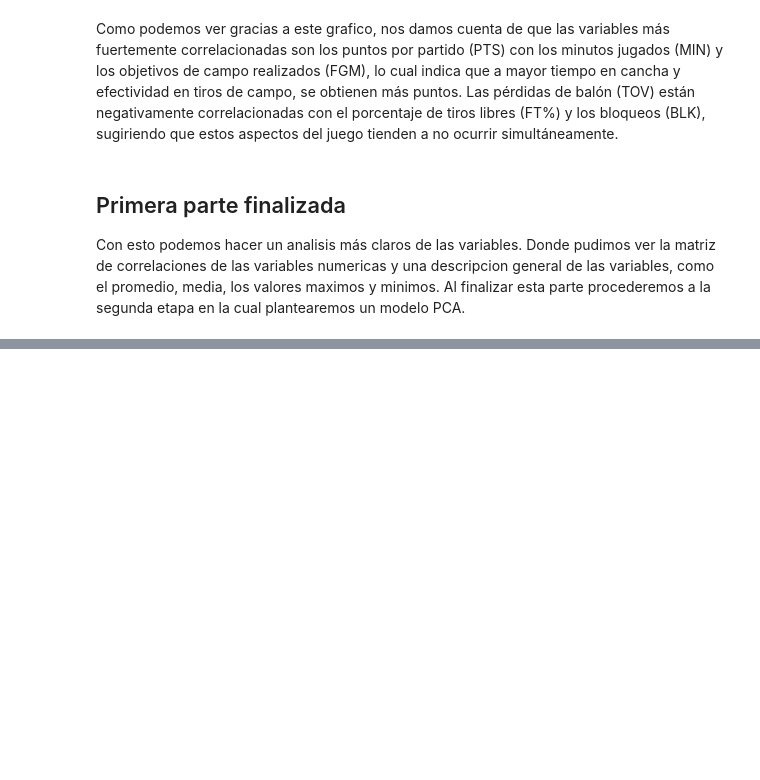
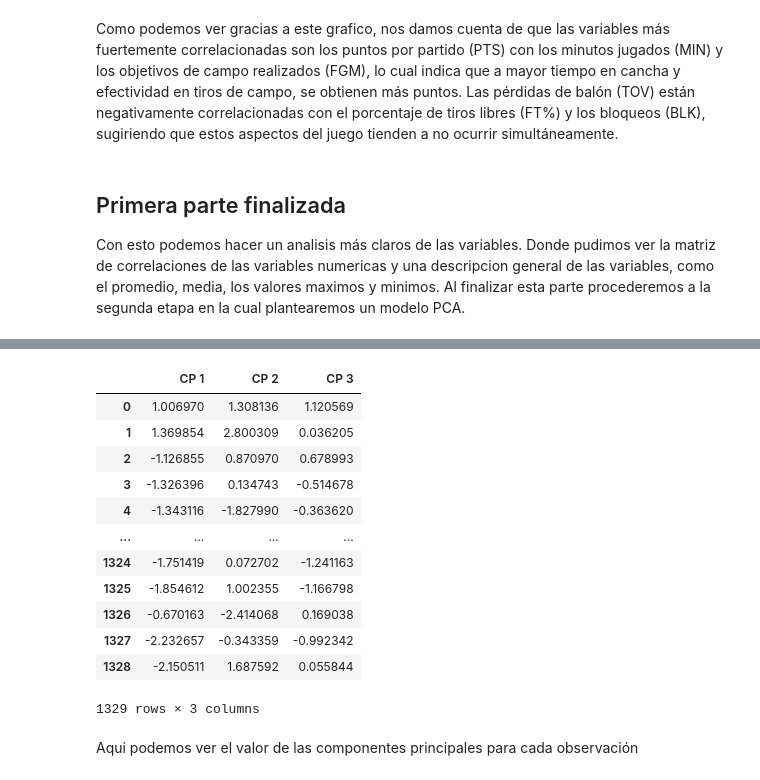
Before and after one commit to Ganimidees/Ciencia-de-datos-Examen, a Jupyter notebook: Examen.ipynb, the cells around one changed output, grey strips where cells are left out. Drawn from its saved outputs; the diff is of its cells as text; code cells hidden in the pictures; blank space fills up the shorter version.

```diff
--- a/Examen.ipynb
+++ b/Examen.ipynb
@@ -131,0 +344,21 @@ Con esto podemos hacer un analisis más claros de las variables. Donde pudimos v
+# %%
+puntajes = np.dot(df_data_std, pca.components_.T)
+# %%
+df_puntajes = pd.DataFrame(puntajes, columns=['CP 1', 'CP 2', 'CP 3'] ,index = df.index)
+df_puntajes
+# %% [output]
+|  | CP 1 | CP 2 | CP 3 |
+| 0 | 1.006970 | 1.308136 | 1.120569 |
+| 1 | 1.369854 | 2.800309 | 0.036205 |
+| 2 | -1.126855 | 0.870970 | 0.678993 |
+| 3 | -1.326396 | 0.134743 | -0.514678 |
+| 4 | -1.343116 | -1.827990 | -0.363620 |
+| ... | ... | ... | ... |
+| 1324 | -1.751419 | 0.072702 | -1.241163 |
+| 1325 | -1.854612 | 1.002355 | -1.166798 |
+| 1326 | -0.670163 | -2.414068 | 0.169038 |
+| 1327 | -2.232657 | -0.343359 | -0.992342 |
+| 1328 | -2.150511 | 1.687592 | 0.055844 |
+1329 rows × 3 columns
+# %% [markdown]
+Aqui podemos ver el valor de las componentes principales para cada observación
```
Also changed, not shown: parts of 20 cells of this notebook.
